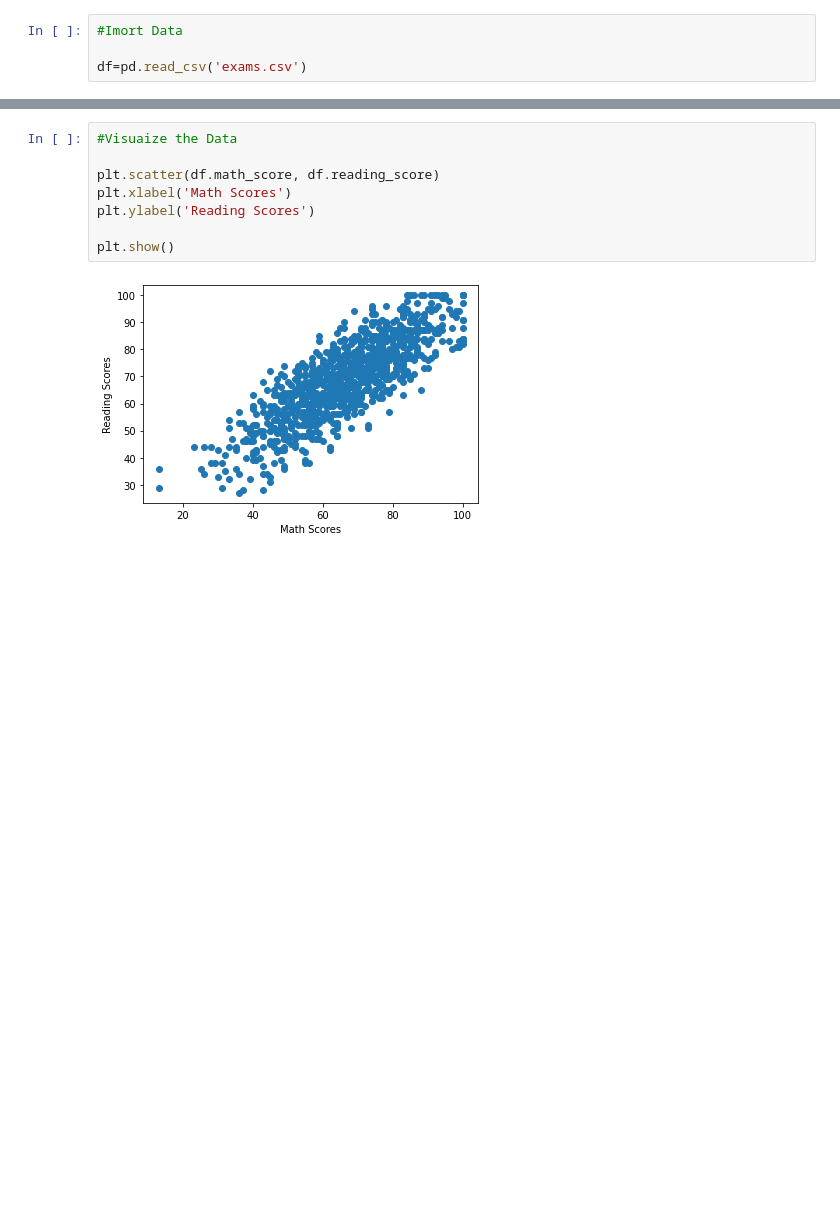
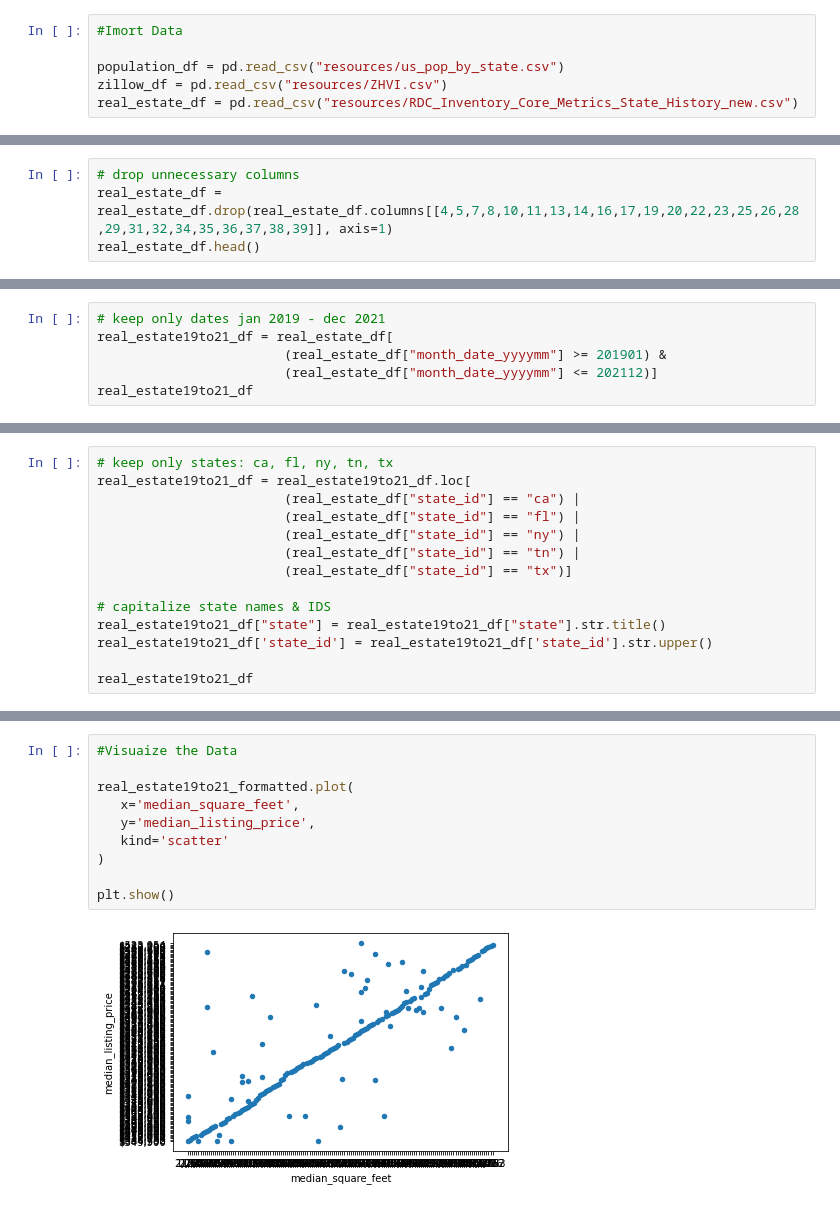
Before and after one commit to saradandrew/final_project, a Jupyter notebook: MockUp.ipynb, the cells around one changed output, grey strips where cells are left out. Drawn from its saved outputs; the diff is of its cells as text; blank space fills up the shorter version.

```diff
--- a/MockUp.ipynb
+++ b/MockUp.ipynb
@@ -9,4 +10,6 @@ import seaborn as sns
 # %%
 #Imort Data
 
-df=pd.read_csv('exams.csv')
+population_df = pd.read_csv("resources/us_pop_by_state.csv")
+zillow_df = pd.read_csv("resources/ZHVI.csv")
+real_estate_df = pd.read_csv("resources/RDC_Inventory_Core_Metrics_State_History_new.csv")
@@ -12,0 +244,4 @@ df=pd.read_csv('exams.csv')
+# %%
+# drop unnecessary columns
+real_estate_df = real_estate_df.drop(real_estate_df.columns[[4,5,7,8,10,11,13,14,16,17,19,20,22,23,25,26,28,29,31,32,34,35,36,37,38,39]], axis=1)
+real_estate_df.head()
@@ -12,0 +255,6 @@ df=pd.read_csv('exams.csv')
+# %%
+# keep only dates jan 2019 - dec 2021
+real_estate19to21_df = real_estate_df[
+                        (real_estate_df["month_date_yyyymm"] >= 201901) &
+                        (real_estate_df["month_date_yyyymm"] <= 202112)]
+real_estate19to21_df
@@ -12,0 +275,14 @@ df=pd.read_csv('exams.csv')
+# %%
+# keep only states: ca, fl, ny, tn, tx
+real_estate19to21_df = real_estate19to21_df.loc[
+                        (real_estate_df["state_id"] == "ca") |
+                        (real_estate_df["state_id"] == "fl") |
+                        (real_estate_df["state_id"] == "ny") |
+                        (real_estate_df["state_id"] == "tn") |
+                        (real_estate_df["state_id"] == "tx")]
+
+# capitalize state names & IDS
+real_estate19to21_df["state"] = real_estate19to21_df["state"].str.title()
+real_estate19to21_df['state_id'] = real_estate19to21_df['state_id'].str.upper()
+
+real_estate19to21_df
@@ -36,10 +643,12 @@ dtype: object
 # %%
 #Visuaize the Data
 
-plt.scatter(df.math_score, df.reading_score)
-plt.xlabel('Math Scores')
-plt.ylabel('Reading Scores')
+real_estate19to21_formatted.plot(
+   x='median_square_feet',
+   y='median_listing_price',
+   kind='scatter'
+)
 
 plt.show()
 # %% [output]
-[figure, old version]
+[figure, new version]
```
Also changed, not shown: parts of 52 cells of this notebook, 3 other files.
